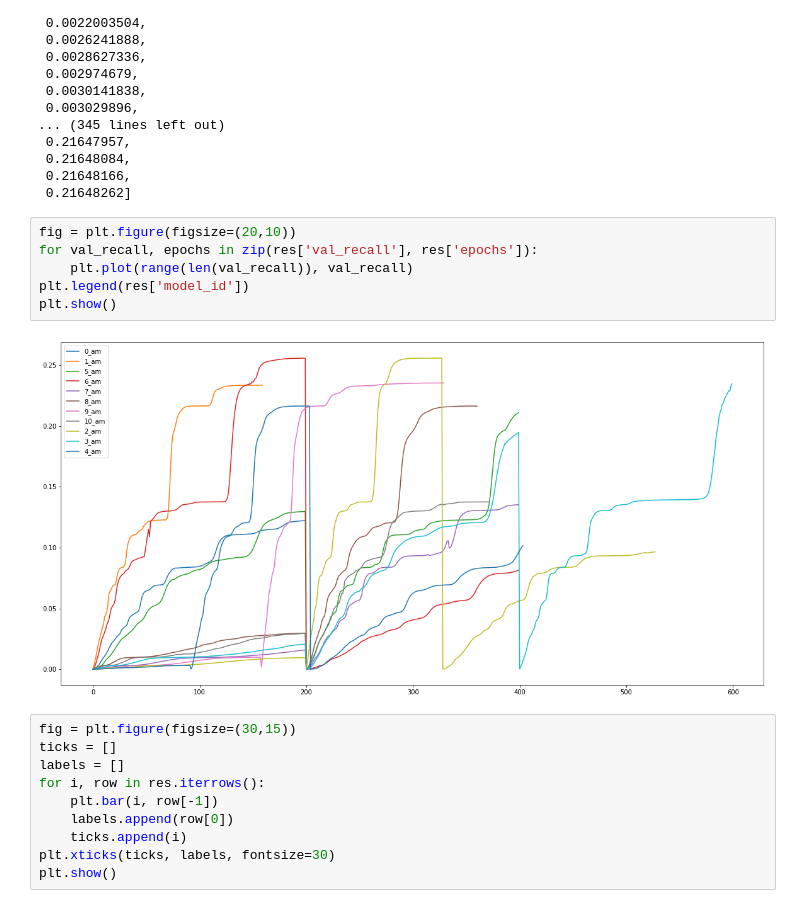
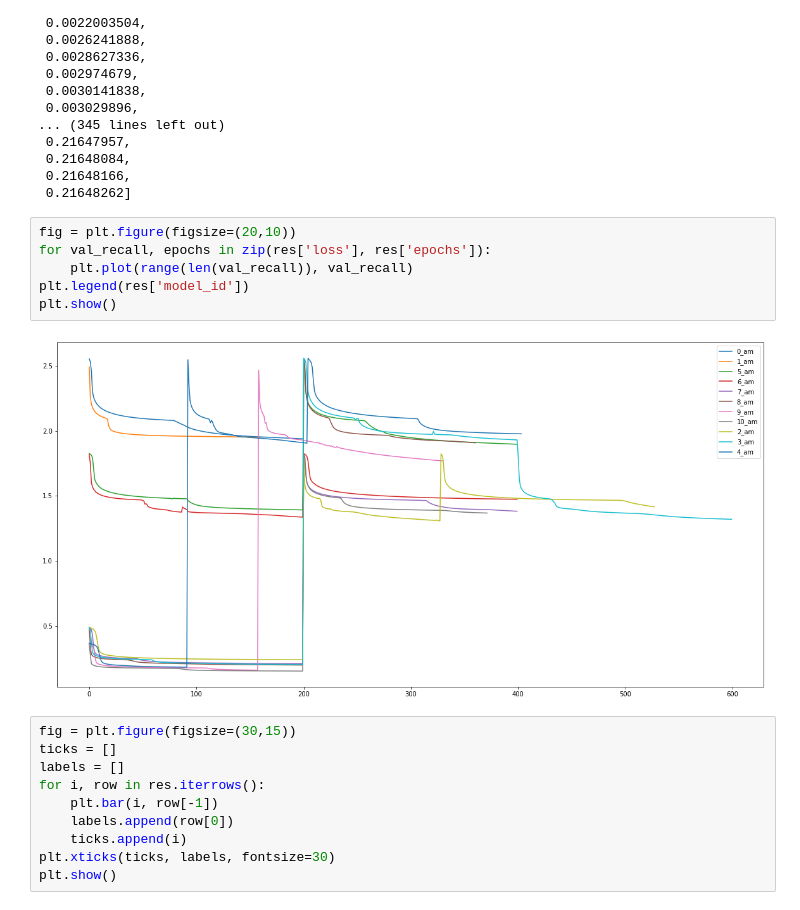
Before and after one commit to ROpdam/recommender_comparison, a Jupyter notebook: visualize_results.ipynb, the cells around one changed output. Drawn from its saved outputs; the diff is of its cells as text.

```diff
--- a/visualize_results.ipynb
+++ b/visualize_results.ipynb
@@ -426,12 +426,12 @@ res.iloc[5]['val_recall']
  0.21648262]
 # %%
 fig = plt.figure(figsize=(20,10))
-for val_recall, epochs in zip(res['val_recall'], res['epochs']):
+for val_recall, epochs in zip(res['loss'], res['epochs']):
     plt.plot(range(len(val_recall)), val_recall)
 plt.legend(res['model_id'])
 plt.show()
 # %% [output]
-[figure, old version]
+[figure, new version]
 # %%
 fig = plt.figure(figsize=(30,15))
 ticks = []
```
Also changed, not shown: 4 other files.
